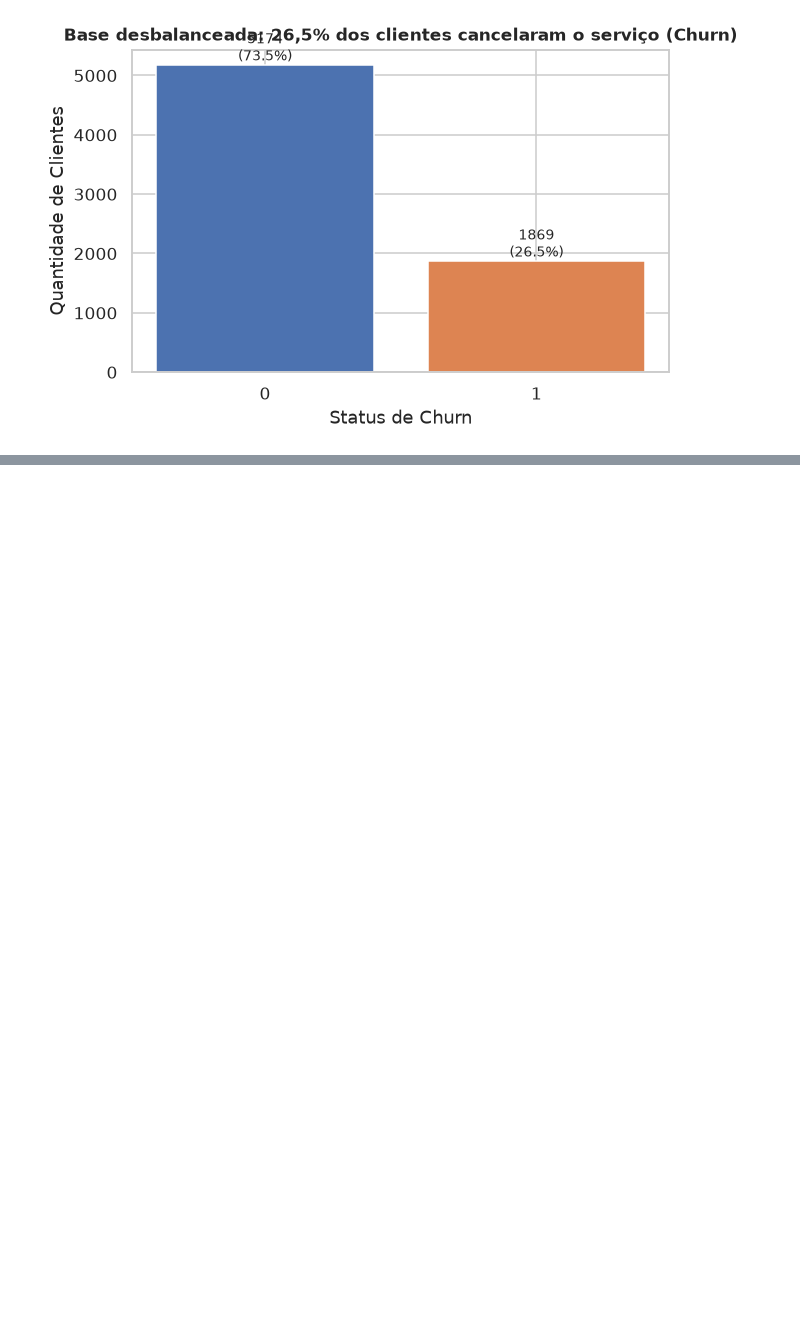
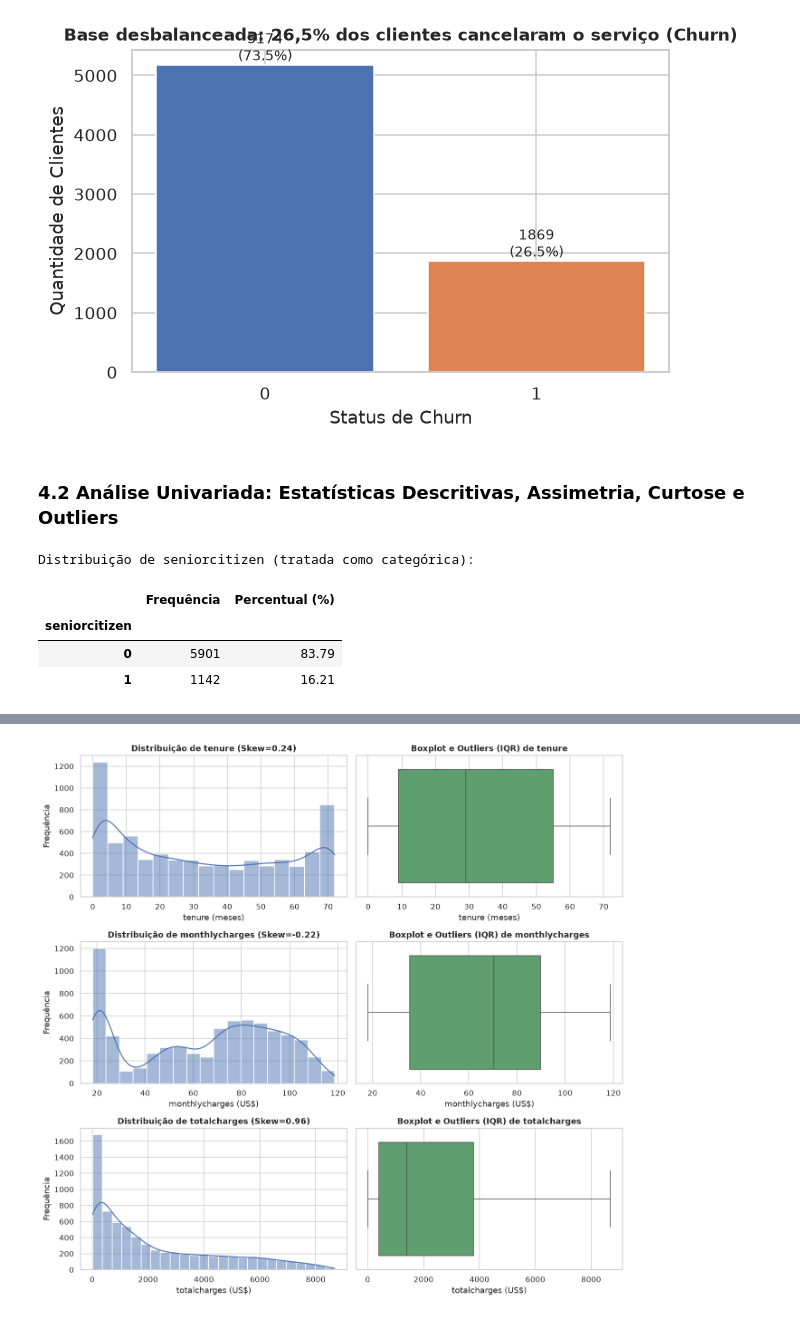
Before and after one commit to Hallason823/MachineLearning-2026.2, a Jupyter notebook: notebooks/02_classification.ipynb, the cells around one changed output, grey strips where cells are left out. Cells and saved outputs as stored; diff of their text form; code cells hidden in the pictures; blank space fills up the shorter version.

Commit message:
feat(eda): adiciona estatísticas descritivas, assimetria, curtose e detecção de outliers (IQR)

```diff
--- a/notebooks/02_classification.ipynb
+++ b/notebooks/02_classification.ipynb
@@ -369,3 +369,72 @@ Distribuição da variável alvo (Churn):
   - 0: 5174 clientes (73.46%)
   - 1: 1869 clientes (26.54%)
 [figure]
+# %% [markdown]
+### 4.2 Análise Univariada: Estatísticas Descritivas, Assimetria, Curtose e Outliers
+# %%
+# Mapeamento flexível de colunas (suporta CamelCase ou snake_case do ETL)
+def encontrar_col(df, candidatos):
+    mapa = {c.lower().replace("_", ""): c for c in df.columns}
+    for cand in candidatos:
+        chave = cand.lower().replace("_", "")
+        if chave in mapa:
+            return mapa[chave]
+    return None
+
+col_tenure = encontrar_col(df_eda, ["tenure"])
+col_monthly = encontrar_col(df_eda, ["MonthlyCharges", "monthly_charges"])
+col_total = encontrar_col(df_eda, ["TotalCharges", "total_charges"])
+col_senior = encontrar_col(df_eda, ["SeniorCitizen", "senior_citizen"])
+
+num_cols = [c for c in [col_tenure, col_monthly, col_total] if c is not None]
+unidades = {col_tenure: "meses", col_monthly: "US$", col_total: "US$"}
+
+if col_senior:
+    print(f"Distribuição de {col_senior} (tratada como categórica):")
+    sc_df = pd.DataFrame({
+        "Frequência": df_eda[col_senior].value_counts(),
+        "Percentual (%)": (df_eda[col_senior].value_counts(normalize=True) * 100).round(2)
+    })
+    display(sc_df)
+
+stats_list = []
+for col in num_cols:
+    s = pd.to_numeric(df_eda[col], errors="coerce").dropna()
+    q1, q3 = s.quantile(0.25), s.quantile(0.75)
+    iqr = q3 - q1
+    lim_inf, lim_sup = q1 - 1.5 * iqr, q3 + 1.5 * iqr
+    outliers = ((s < lim_inf) | (s > lim_sup)).sum()
+    stats_list.append({
+        "Variável": col,
+        "Média": round(s.mean(), 2),
+        "Mediana": round(s.median(), 2),
+        "Desvio Padrão": round(s.std(), 2),
+        "IQR": round(iqr, 2),
+        "Assimetria (Skew)": round(s.skew(), 3),
+        "Curtose (Kurt)": round(s.kurt(), 3),
+        "Outliers (Qtd)": outliers,
+        "Outliers (%)": round(outliers / len(s) * 100, 2)
+    })
+
+display(pd.DataFrame(stats_list))
+
+fig, axes = plt.subplots(len(num_cols), 2, figsize=(12, 3.8 * len(num_cols)), squeeze=False)
+for i, col in enumerate(num_cols):
+    s = pd.to_numeric(df_eda[col], errors="coerce").dropna()
+    sns.histplot(s, kde=True, ax=axes[i, 0], color="#4C72B0")
+    axes[i, 0].set_title(f"Distribuição de {col} (Skew={s.skew():.2f})", fontweight="bold")
+    axes[i, 0].set_xlabel(f"{col} ({unidades.get(col, '')})")
+    axes[i, 0].set_ylabel("Frequência")
+
+    sns.boxplot(x=s, ax=axes[i, 1], color="#55A868")
+    axes[i, 1].set_title(f"Boxplot e Outliers (IQR) de {col}", fontweight="bold")
+    axes[i, 1].set_xlabel(f"{col} ({unidades.get(col, '')})")
+
+plt.tight_layout()
+plt.show()
+# %% [output]
+Distribuição de seniorcitizen (tratada como categórica):
+|  | Frequência | Percentual (%) |
+| seniorcitizen |  |  |
+| 0 | 5901 | 83.79 |
+| 1 | 1142 | 16.21 |
@@ -371,0 +445 @@ Distribuição da variável alvo (Churn):
+[figure, added]
```
Also changed, not shown: parts of 3 cells of this notebook.
